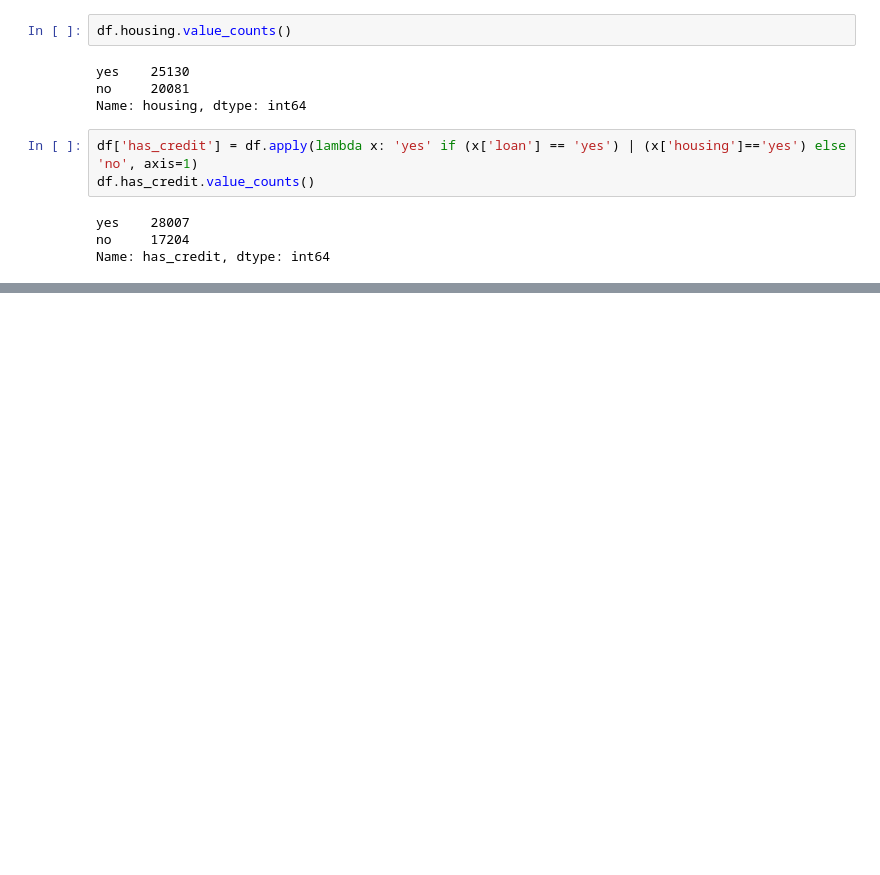
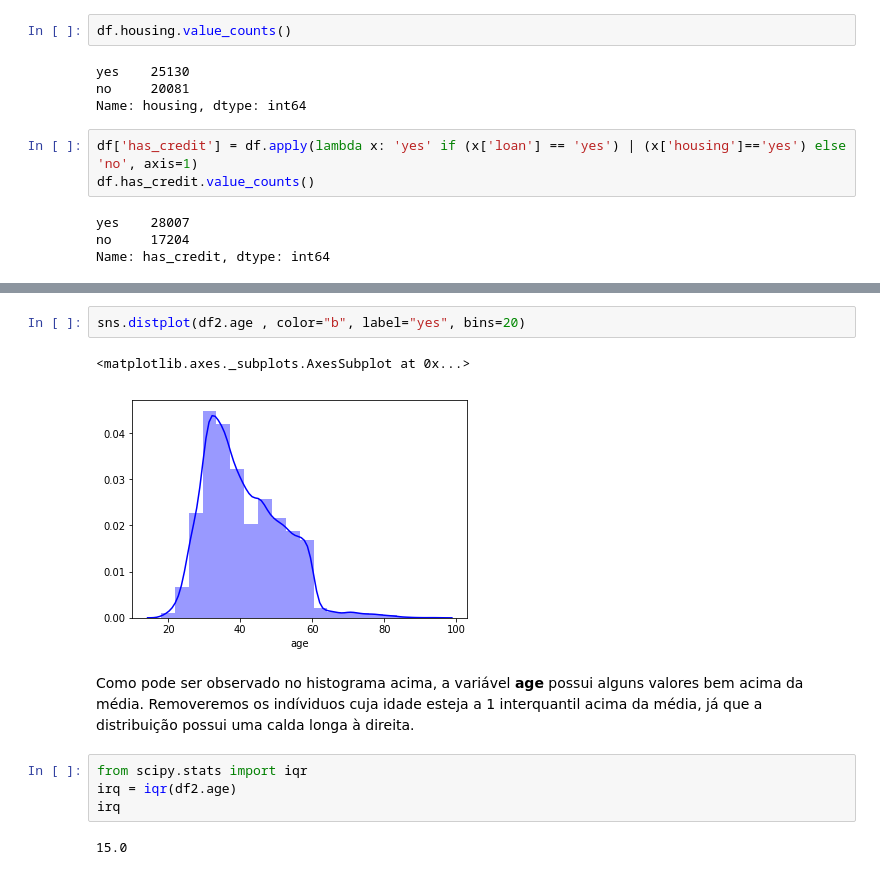
Before and after one commit to joao-a-silva/ds-test-1, a Jupyter notebook: teste_cientista_tailorit.ipynb, the cells around one changed output, grey strips where cells are left out. Cells and saved outputs as stored; diff of their text form; blank space fills up the shorter version.

```diff
--- a/teste_cientista_tailorit.ipynb
+++ b/teste_cientista_tailorit.ipynb
@@ -330,0 +327,13 @@ See the caveats in the documentation: http://pandas.pydata.org/pandas-docs/stabl
+# %%
+sns.distplot(df2.age , color="b", label="yes", bins=20)
+# %% [output]
+<matplotlib.axes._subplots.AxesSubplot at 0x...>
+[figure, added]
+# %% [markdown]
+Como pode ser observado no histograma acima, a variável __age__ possui alguns valores bem acima da média. Removeremos os indíviduos cuja idade esteja a 1 interquantil acima da média, já que a distribuição possui uma calda longa à direita.
+# %%
+from scipy.stats import iqr
+irq = iqr(df2.age)
+irq
+# %% [output]
+15.0
```
Also changed, not shown: parts of 54 cells of this notebook, 1 other file.
